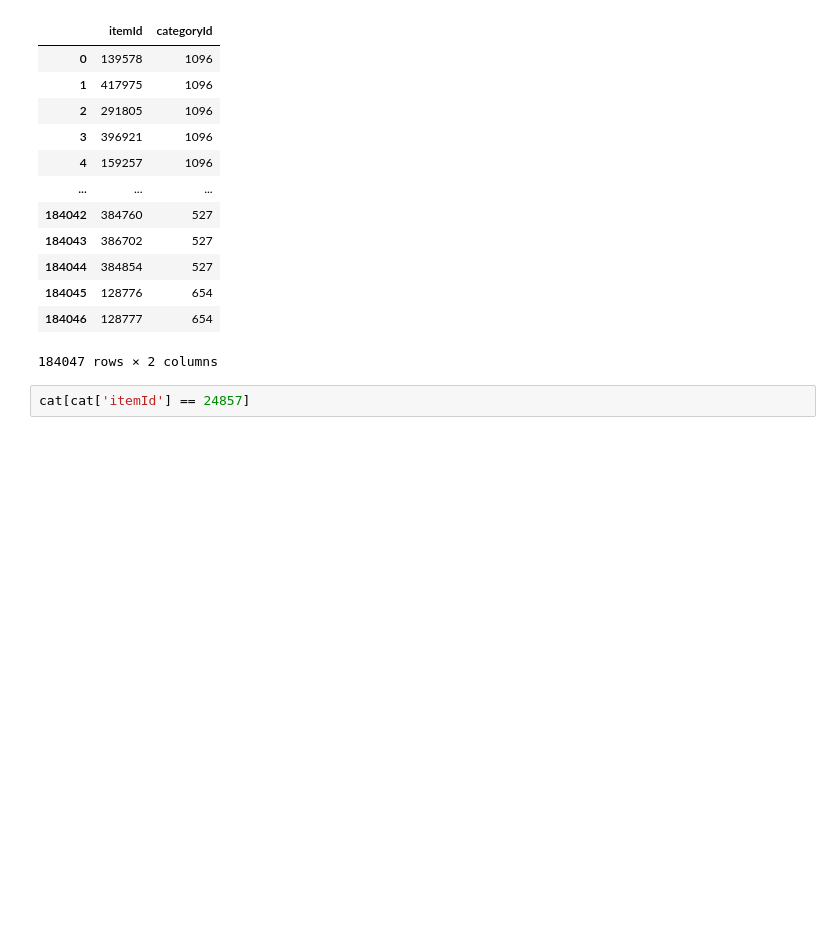
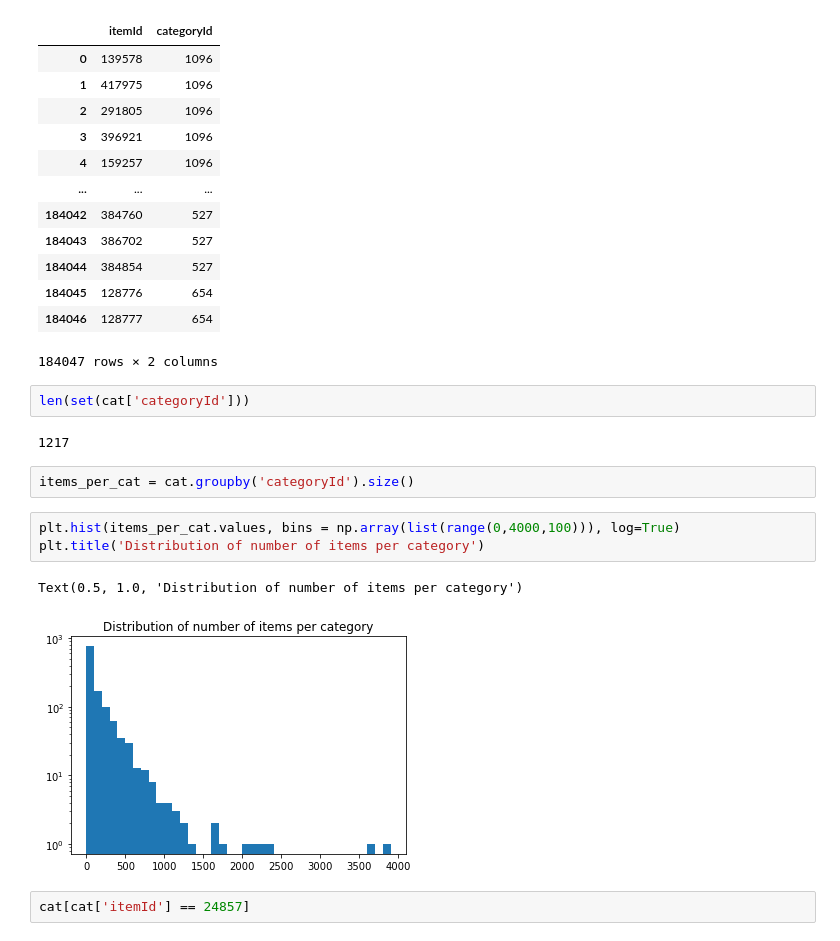
Before and after one commit to PiCindy/Intelligent-systems-and-recommendations, a Jupyter notebook: Data_analysis.ipynb, the cells around one changed output. Cells and saved outputs as stored; diff of their text form; blank space fills up the shorter version.

```diff
--- a/Data_analysis.ipynb
+++ b/Data_analysis.ipynb
@@ -17,6 +17,18 @@ cat
 | 184045 | 128776 | 654 |
 | 184046 | 128777 | 654 |
 184047 rows × 2 columns
+# %%
+len(set(cat['categoryId']))
+# %% [output]
+1217
+# %%
+items_per_cat = cat.groupby('categoryId').size()
+# %%
+plt.hist(items_per_cat.values, bins = np.array(list(range(0,4000,100))), log=True)
+plt.title('Distribution of number of items per category')
+# %% [output]
+Text(0.5, 1.0, 'Distribution of number of items per category')
+[figure, added]
 # %%
 cat[cat['itemId'] == 24857]
 # %% [output]
```
Also changed, not shown: parts of 10 cells of this notebook.
